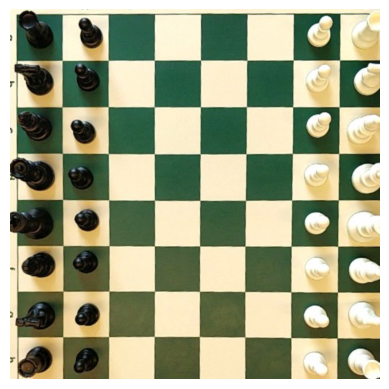
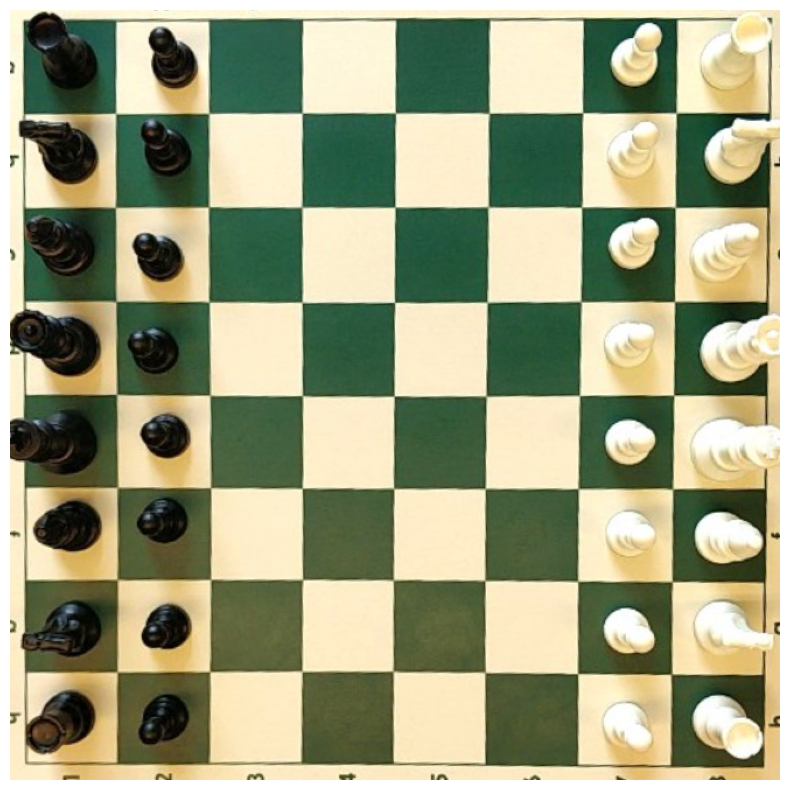
The notebook cell's code change between the first figure and the second:
--- before
+++ after
@@ -9,4 +9,5 @@
 M = cv2.getPerspectiveTransform(board, dst)
 warped = cv2.warpPerspective(image, M, (size + 2 * p, size + 2 * p))
+plt.gcf().set_size_inches(10, 10)
 plt.imshow(warped)
 plt.axis('off')

Commit: Changes in notebook